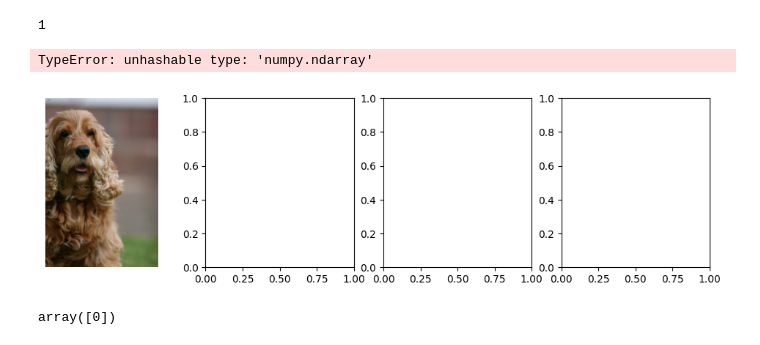
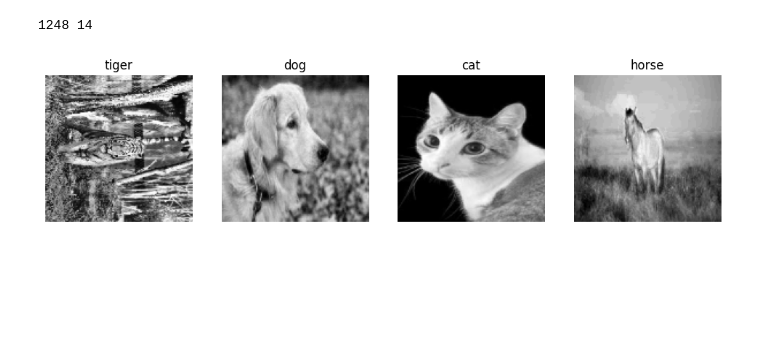
Before and after one commit to kirilman/Computer-Vision-Course_lec-practice, a Jupyter notebook: 2025/loader/dataloader.ipynb, the cells around one changed output. Saved outputs shown, nothing was run; the diff lists cells and outputs as text; code cells hidden in the pictures; blank space fills up the shorter version.

Commit message:
loader train

```diff
--- a/2025/loader/dataloader.ipynb
+++ b/2025/loader/dataloader.ipynb
@@ -11,0 +39,7 @@ import matplotlib.pyplot as plt
+# %%
+p2root =  Path('/storage/reshetnikov/URFU/Computer-Vision-Course_lec-practice/data/animals/test/')
+k = 31
+for f in p2root.rglob("*"):
+    # os.rename(f, f.parent / f'Lion_{k}.jpg')
+    print(f)
+    k+=1
@@ -45,5 +137,9 @@ class PetsDataloader(DataLoader):
 # %%
-dataset = PetsDataloader("/storage/reshetnikov/URFU/Computer-Vision-Course_lec-practice/data/images")
-dataset[1][1]
+dataset = PetsDataloader("/storage/reshetnikov/URFU/Computer-Vision-Course_lec-practice/data/animals/train/")
+# dataset = PetsDataloader("/storage/reshetnikov/URFU/Computer-Vision-Course_lec-practice/data/images/")
+l = len(dataset)
+print(l, len(dataset.class_names))
 # %% [output]
-1
+1248 14
+# %%
+train_set, test_set = torch.utils.data.random_split(dataset,[0.85, 0.15])
@@ -50,21 +152,18 @@ dataset[1][1]
 # %%
-dataloader = DataLoader(dataset)
+train_loader = DataLoader(train_set, 16)
+val_loader = DataLoader(test_set, 16)
+# train_loader = DataLoader(dataset, 16)
 # %%
 fig, axs = plt.subplots(1,4,figsize=(12,3));
-for ax, sample in zip(axs.ravel(),dataloader):
+for ax, sample in zip(axs.ravel(),train_loader):
     tensor, label = sample
     img = tensor2np(tensor)[0]
-    label =  tensor2np(label)
-    ax.imshow(img, cmap='gray');
+    label =  tensor2np(label)[0]
+    ax.imshow(img[0], cmap='gray');
     ax.axis('off')
-    ax.set_title(dataset.class_names[label])
+    ax.set_title(dataset.label2names[label])
 # %% [output]
-TypeError: unhashable type: 'numpy.ndarray'
-[figure, old version]
+[figure, new version]
-# %%
-label
-# %% [output]
-array([0])
 # %%
 ##классы в наборе данных
 dataset.class_names
```
Also changed, not shown: parts of 29 cells of this notebook.
